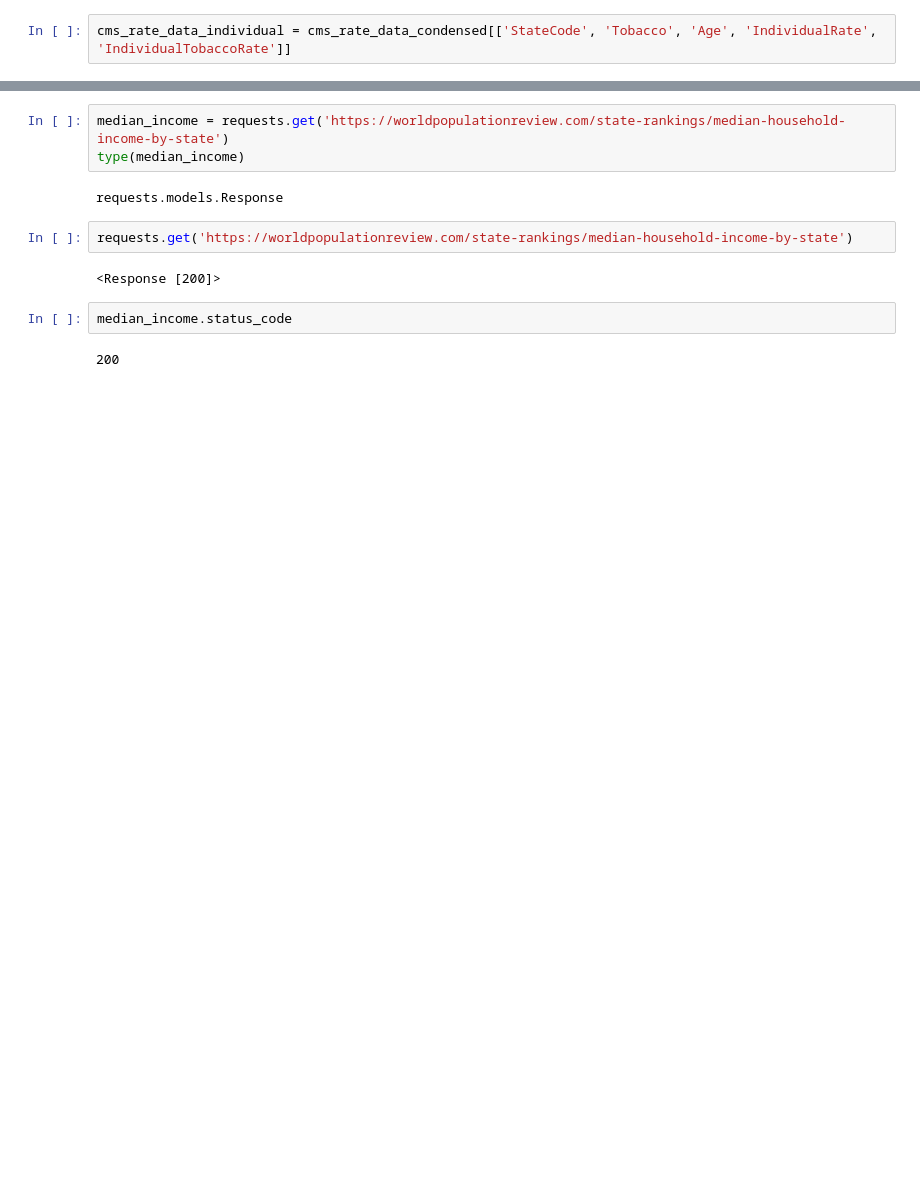
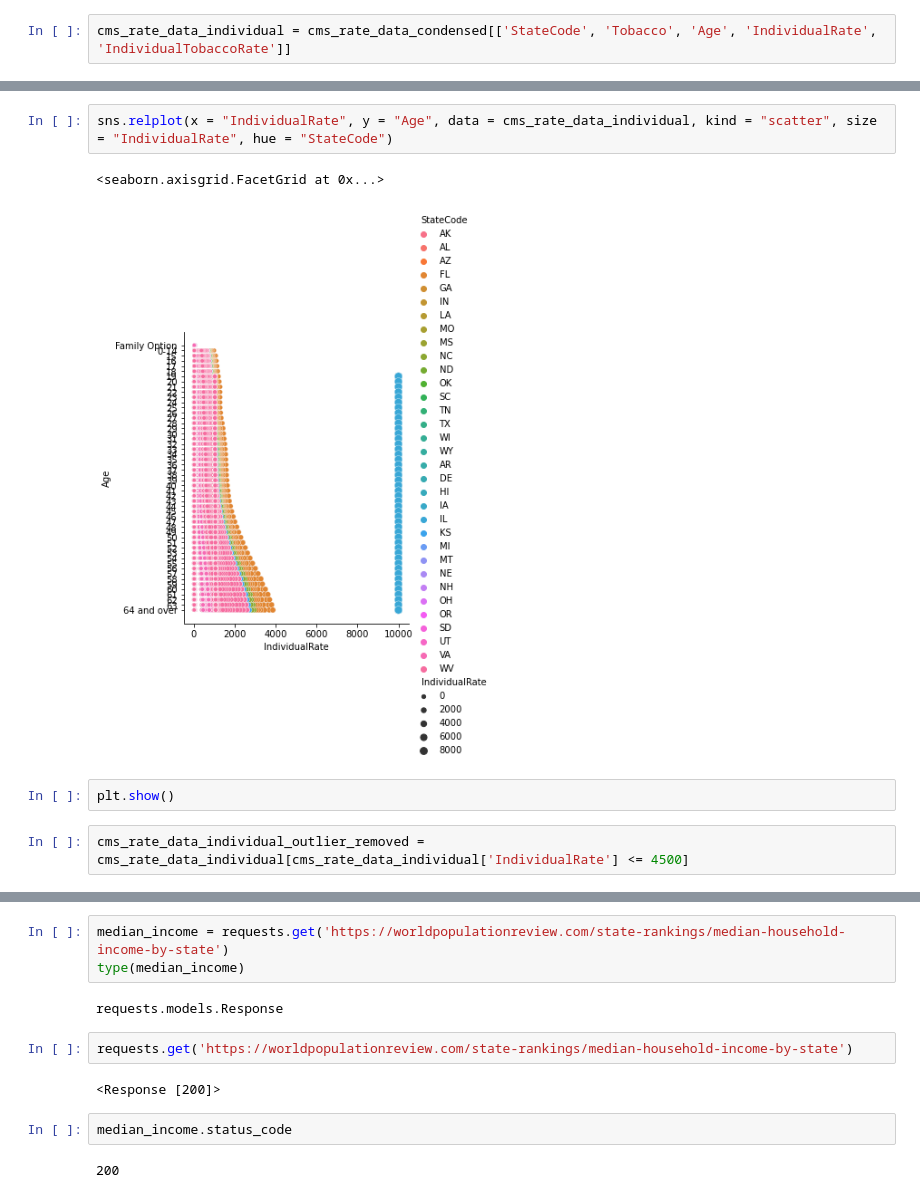
Before and after one commit to burkecate/UCDPA_Burke, a Jupyter notebook: Jupter Project.ipynb, the cells around one changed output, grey strips where cells are left out. Cells and saved outputs as stored; diff of their text form; blank space fills up the shorter version.

Commit message:
Seaborn visuals added

```diff
--- a/Jupter Project.ipynb
+++ b/Jupter Project.ipynb
@@ -266,0 +295,9 @@ print(cms_rate_data_individual.head())
+# %%
+sns.relplot(x = "IndividualRate", y = "Age", data = cms_rate_data_individual, kind = "scatter", size = "IndividualRate", hue = "StateCode")
+# %% [output]
+<seaborn.axisgrid.FacetGrid at 0x...>
+[figure, added]
+# %%
+plt.show()
+# %%
+cms_rate_data_individual_outlier_removed = cms_rate_data_individual[cms_rate_data_individual['IndividualRate'] <= 4500]
```
Also changed, not shown: parts of 43 cells of this notebook.
